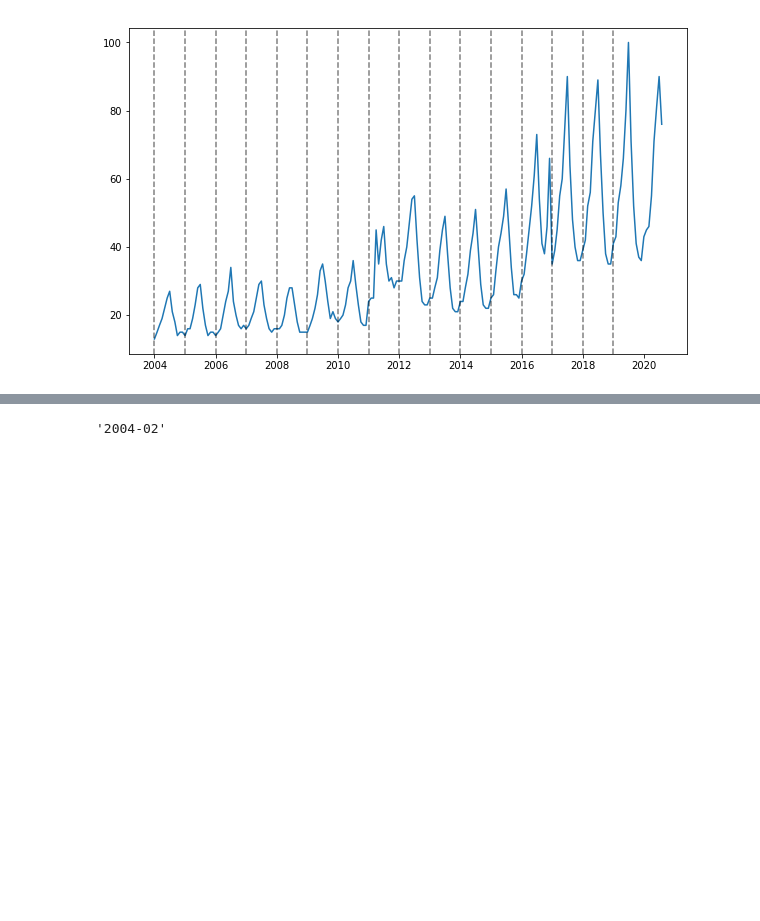
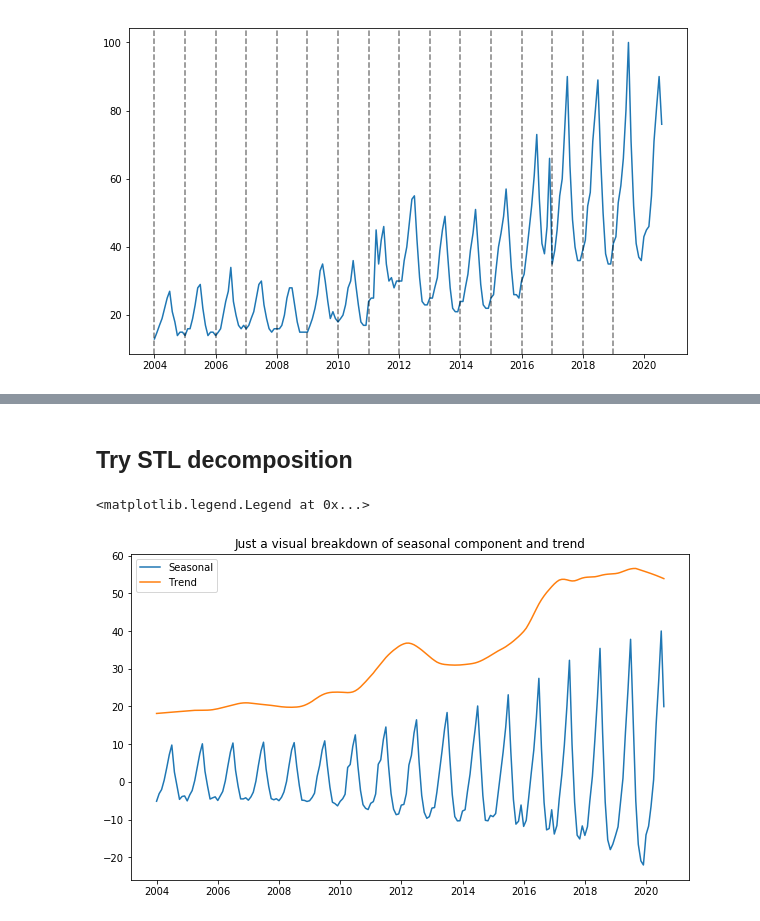
Before and after one commit to Karanpalshekhawat/time-series-analysis, a Jupyter notebook: Seasonal-Trend-Decomposition (STL).ipynb, the cells around one changed output, grey strips where cells are left out. Saved outputs shown, nothing was run; the diff lists cells and outputs as text; code cells hidden in the pictures; blank space fills up the shorter version.

Commit message:
Break up of time series components

```diff
--- a/Seasonal-Trend-Decomposition (STL).ipynb
+++ b/Seasonal-Trend-Decomposition (STL).ipynb
@@ -27,4 +26,16 @@ AttributeError: 'str' object has no attribute 'year'
-# %%
-df.iloc[1]['month']
-# %% [output]
-'2004-02'
+# %% [markdown]
+## Try STL decomposition
+# %%
+stl = STL(df)
+result = stl.fit()
+# %%
+seasonal, trend, resid = result.seasonal, result.trend, result.resid
+# %%
+plt.figure(figsize=(10,6))
+plt.plot(seasonal)
+plt.plot(trend)
+plt.title("Just a visual breakdown of seasonal component and trend")
+plt.legend(['Seasonal', 'Trend'])
+# %% [output]
+<matplotlib.legend.Legend at 0x...>
+[figure, added]
```
Also changed, not shown: parts of 6 cells of this notebook.
